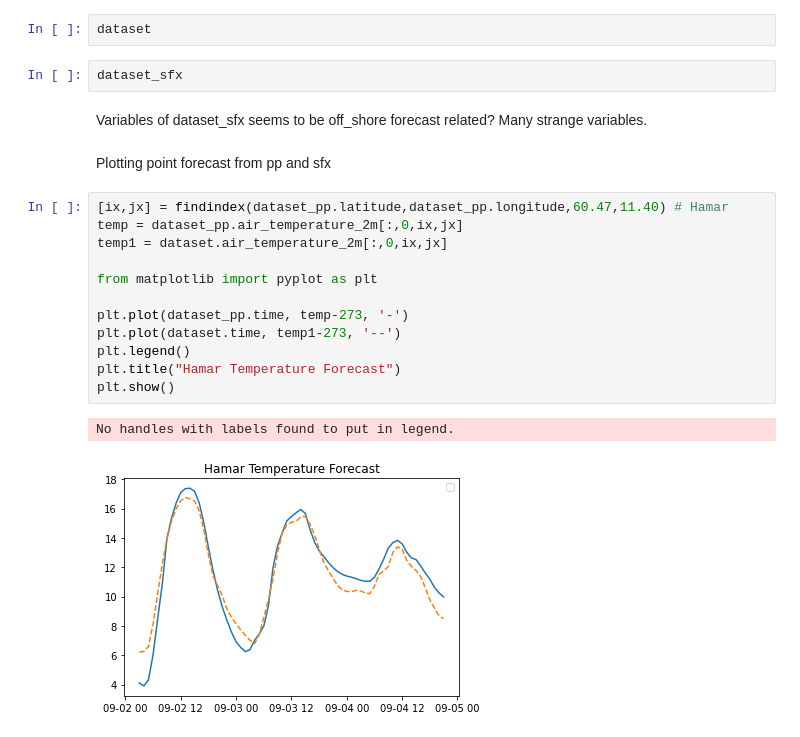
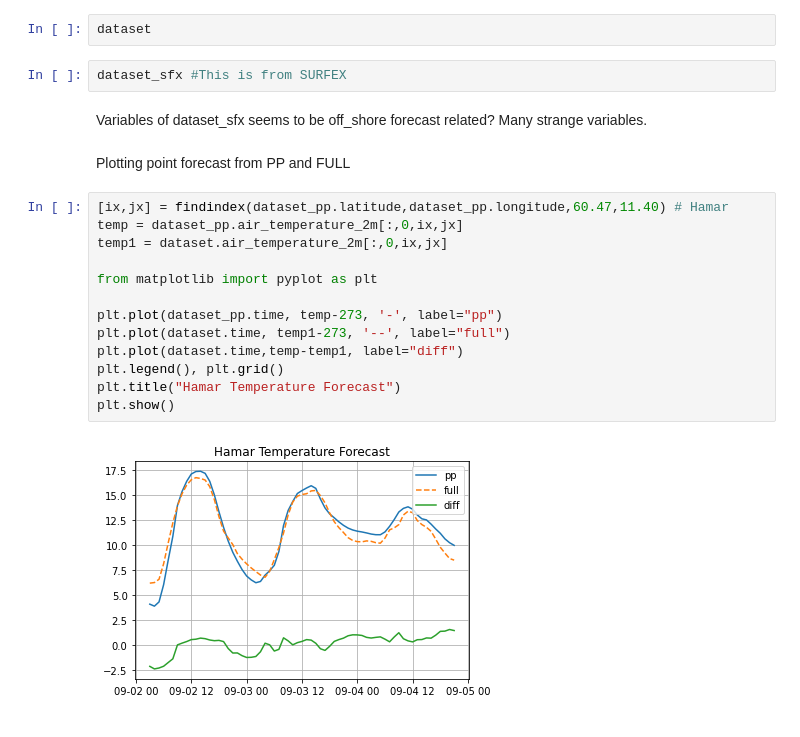
Before and after one commit to eirikngard/GEO4902, a Jupyter notebook: Access_forecast.ipynb, the cells around one changed output. Cells and saved outputs as stored; diff of their text form.

```diff
--- a/Access_forecast.ipynb
+++ b/Access_forecast.ipynb
@@ -91,24 +91,24 @@ dataset_pp
 pp has less variables and coordinated than full. What does "pp" mean?
 # %%
 dataset
-# %%
-dataset_sfx
+# %%
+dataset_sfx #This is from SURFEX
 # %% [markdown]
 Variables of dataset_sfx seems to be off_shore forecast related? Many strange variables.
 # %% [markdown]
-Plotting point forecast from pp and sfx
+Plotting point forecast from PP and FULL
 # %%
 [ix,jx] = findindex(dataset_pp.latitude,dataset_pp.longitude,60.47,11.40) # Hamar
 temp = dataset_pp.air_temperature_2m[:,0,ix,jx]
 temp1 = dataset.air_temperature_2m[:,0,ix,jx]
 
 from matplotlib import pyplot as plt
 
-plt.plot(dataset_pp.time, temp-273, '-')
-plt.plot(dataset.time, temp1-273, '--')
-plt.legend()
+plt.plot(dataset_pp.time, temp-273, '-', label="pp")
+plt.plot(dataset.time, temp1-273, '--', label="full")
+plt.plot(dataset.time,temp-temp1, label="diff")
+plt.legend(), plt.grid()
 plt.title("Hamar Temperature Forecast")
 plt.show()
 # %% [output]
-No handles with labels found to put in legend.
-[figure, old version]
+[figure, new version]
```
Also changed, not shown: parts of 5 cells of this notebook.
